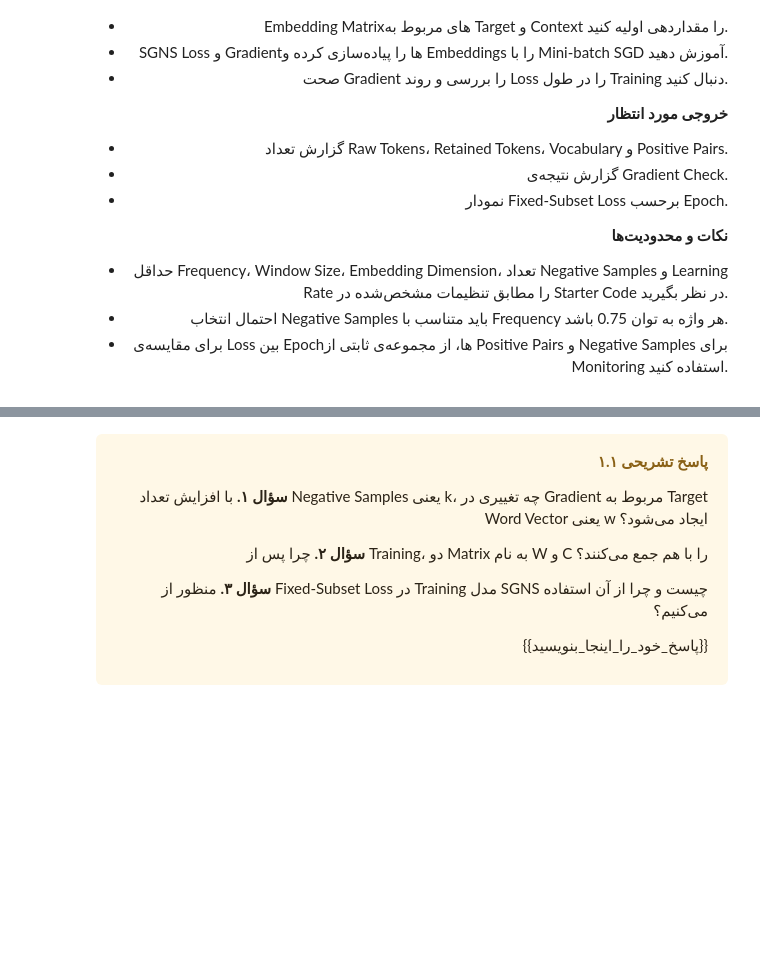
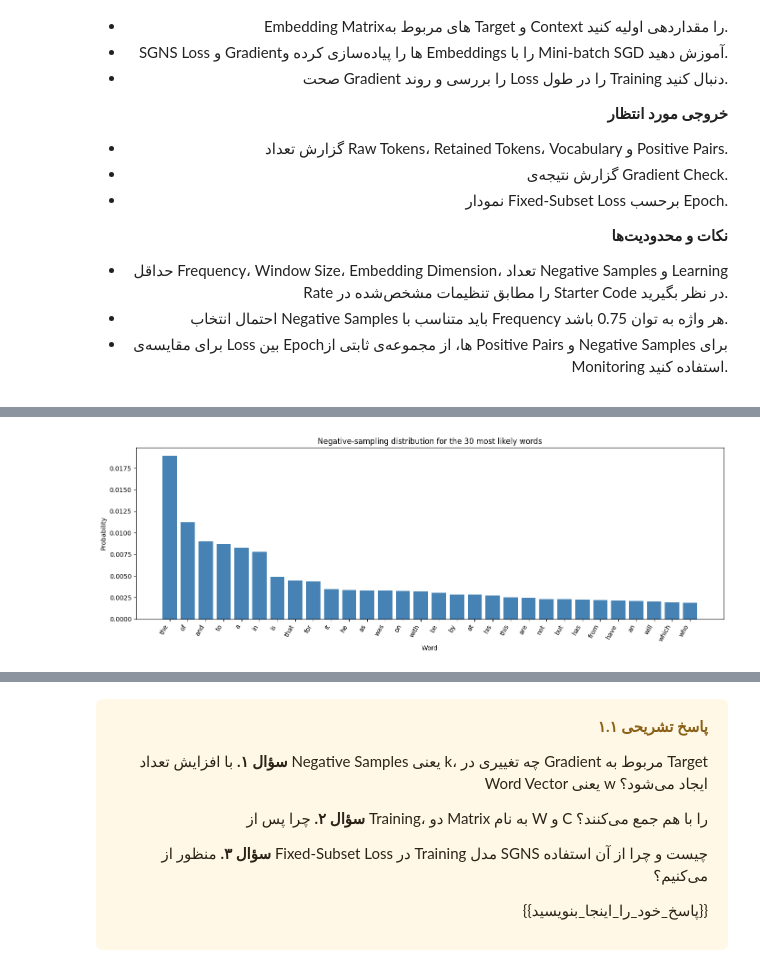
Before and after one commit to ILoveBacteria/nlp-homework, a Jupyter notebook: hw2/NLP_CA2.ipynb, the cells around one changed output, grey strips where cells are left out. Saved outputs shown, nothing was run; the diff lists cells and outputs as text; code cells hidden in the pictures; blank space fills up the shorter version.

```diff
--- a/hw2/NLP_CA2.ipynb
+++ b/hw2/NLP_CA2.ipynb
@@ -214,8 +217,10 @@ k_negatives = 5
 epochs = 50
 batch_size = 1024
 
-with open("datasets/brown_corpus_10k.txt", encoding="utf-8") as f:
-    tokens = re.findall(r"[a-z]+", f.read().lower())
+brown_corpus_url = "https://github.com/ILoveBacteria/nlp-homework/blob/master/hw2/datasets/brown_corpus_10k.txt"
+with urllib.request.urlopen(brown_corpus_url + "?raw=true") as response:
+    brown_corpus = response.read().decode("utf-8")
+tokens = re.findall(r"[a-z]+", brown_corpus.lower())
 
 word_counts = Counter(tokens)
 
@@ -235,0 +352,24 @@ word_counts = Counter(tokens)
+# %%
+negative_sampling_exponent = 0.75
+vocabulary = list(word_counts)
+frequencies = np.array([word_counts[word] for word in vocabulary], dtype=np.float64)
+
+negative_sampling_weights = frequencies ** negative_sampling_exponent
+negative_sampling_distribution = negative_sampling_weights / negative_sampling_weights.sum()
+negative_sampling_probabilities = dict(zip(vocabulary, negative_sampling_distribution))
+# %%
+top_n = 30
+top_indices = np.argsort(negative_sampling_distribution)[-top_n:][::-1]
+top_words = [vocabulary[index] for index in top_indices]
+top_probabilities = negative_sampling_distribution[top_indices]
+
+plt.figure(figsize=(14, 5))
+plt.bar(top_words, top_probabilities, color="steelblue")
+plt.title("Negative-sampling distribution for the 30 most likely words")
+plt.xlabel("Word")
+plt.ylabel("Probability")
+plt.xticks(rotation=60, ha="right")
+plt.tight_layout()
+plt.show()
+# %% [output]
+[figure, added]
```
Also changed, not shown: parts of 15 cells of this notebook.
